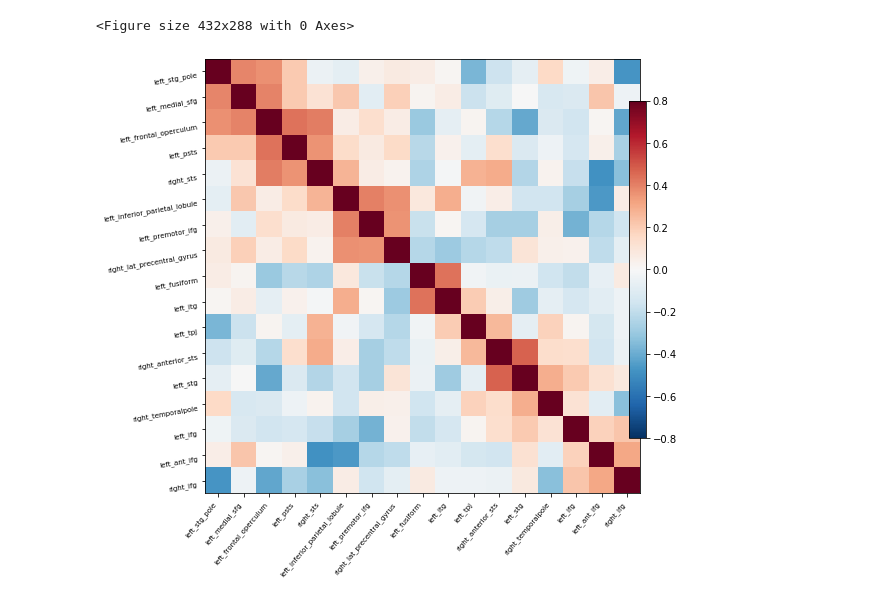
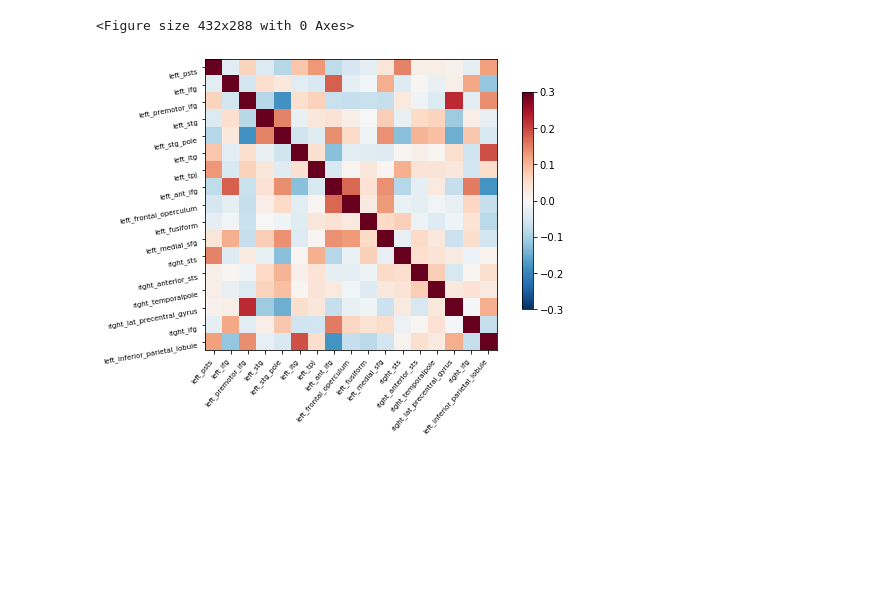
Before and after one commit to catcamacho/infant_rest, a Jupyter notebook: 2_NetworkAnalysis.ipynb, the cells around one changed output. Drawn from its saved outputs; the diff is of its cells as text; code cells hidden in the pictures; blank space fills up the shorter version.

Commit message:
add cells to compute group mean connectivity matrices

```diff
--- a/2_NetworkAnalysis.ipynb
+++ b/2_NetworkAnalysis.ipynb
@@ -19,16 +19,17 @@ MatlabCommand.set_default_matlab_cmd("matlab -nodesktop -nosplash")
 studyhome = '/home/camachocm2/Analysis/SNAP'
 raw_data = studyhome + '/raw'
 preproc_dir = studyhome + '/processed/preproc'
-output_dir = studyhome + '/processed/network'
+output_dir = studyhome + '/processed/network_analysis'
 workflow_dir = studyhome + '/workflows'
 subjects_info = read_csv(studyhome + '/misc/rest_subjects_info.csv',index_col=None, dtype={'subject_id':str})
+subjects_info = subjects_info[subjects_info['usable']==1]
 subjects_info['subject_id'] = subjects_info['subject_id'].apply(lambda x: x.zfill(4))
 subjects_list = subjects_info['subject_id'].tolist()
 
 template_atlas = studyhome + '/rois/language_ROIs.nii.gz'
-template_atlas_key = studyhome + '/rois/language_ROIs.csv'
+template_atlas_key = studyhome + '/rois/language_ROIs_key.csv'
 
-proc_cores = 4 # number of cores of processing for the workflows
+proc_cores = 6 # number of cores of processing for the workflows
 # %%
 def correlation_matrix(func,atlas,atlas_labels):
     from nipype import config, logging
@@ -98,39 +99,35 @@ connect_flow.connect([(infosource,selectfiles, [('subject_id','subject_id')]),
 connect_flow.base_dir = workflow_dir
 connect_flow.write_graph(graph2use='flat')
 connect_flow.run('MultiProc', plugin_args={'n_procs': 10, 'memory_gb':30})
-# %%
-func='/home/camachocm2/Analysis/SNAP/processed/preproc/fully_processed_func/0045/_runnum_0/lomo_func.nii.gz'
-atlas='/home/camachocm2/Analysis/SNAP/rois/language_ROIs.nii.gz'
-atlas_labels='/home/camachocm2/Analysis/SNAP/rois/language_ROIs_key.csv'
-
-from nilearn.input_data import NiftiLabelsMasker
-from nilearn.connectome import ConnectivityMeasure
-from nilearn import plotting
-from pandas import read_csv, DataFrame
-import matplotlib.pyplot as plt
-
-labels_df = read_csv(atlas_labels, index_col=None)
-labels = labels_df['region_name']
-masker = NiftiLabelsMasker(labels_img=atlas, standardize=True)
-time_series = masker.fit_transform(func)
-
-correlation_measure = ConnectivityMeasure(kind='correlation')
-correlation_matrix = correlation_measure.fit_transform([time_series])[0]
-corr_mat_df = DataFrame(correlation_matrix,columns=labels,index=labels)
-corr_mat_df.to_csv('correlation_matrix.csv')
-
-plt.figure()
-plotting.plot_matrix(correlation_matrix, figure=(10, 8), labels=labels,
-                     vmax=0.8, vmin=-0.8, reorder=True)
-plt.savefig('corr_matrix.svg')
-plt.show()
-plt.close()
-
-#corr_mat_fig = abspath('corr_matrix.svg')
-#corr_matrix = abspath('correlation_matrix.csv')
-# %% [output]
-<Figure size 432x288 with 0 Axes>
-[figure, removed]
+# %%
+from nilearn import plotting
+from pandas import read_csv, DataFrame
+import matplotlib.pyplot as plt
+import numpy as np
+
+labels_df = read_csv(template_atlas_key, index_col=None)
+labels = labels_df['region_name']
+
+group_conn_data = read_csv(output_dir + '/correlation_matrix/{0}/correlation_matrix.csv'.format(subjects_list[0]), index_col=0)
+group_conn_mat = group_conn_data.to_numpy()
+group_conn_mat = np.expand_dims(group_conn_mat, axis=2)
+
+for sub in subjects_list[1:]:
+    temp = read_csv(output_dir + '/correlation_matrix/{0}/correlation_matrix.csv'.format(sub), index_col=0)
+    temp_mat = np.expand_dims(temp.to_numpy(),axis=2)
+    group_conn_mat = np.concatenate((group_conn_mat,temp_mat),axis=2)
+
+mean_conn_data = np.average(group_conn_mat,axis=2,weights=subjects_info['age_scan'])
+
+plt.figure()
+plotting.plot_matrix(mean_conn_data, figure=(6, 6), labels=labels,
+                     vmax=0.3, vmin=-0.3)
+plt.savefig(output_dir+'/group_mean_corr_matrix.png')
+plt.show()
+plt.close()
+# %% [output]
+<Figure size 432x288 with 0 Axes>
+[figure, added]
 # %%
 def graph_metrics(corr_matrix):
     from nipype import config, logging
```
Also changed, not shown: parts of 1 cell of this notebook.
